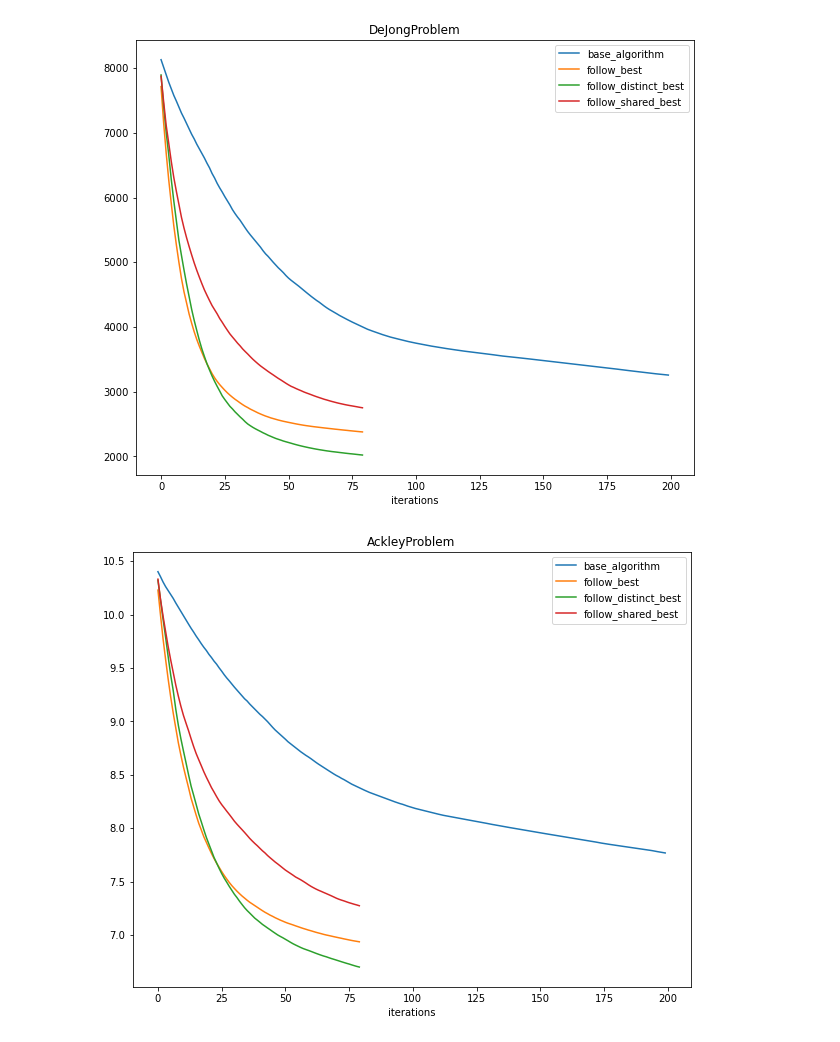
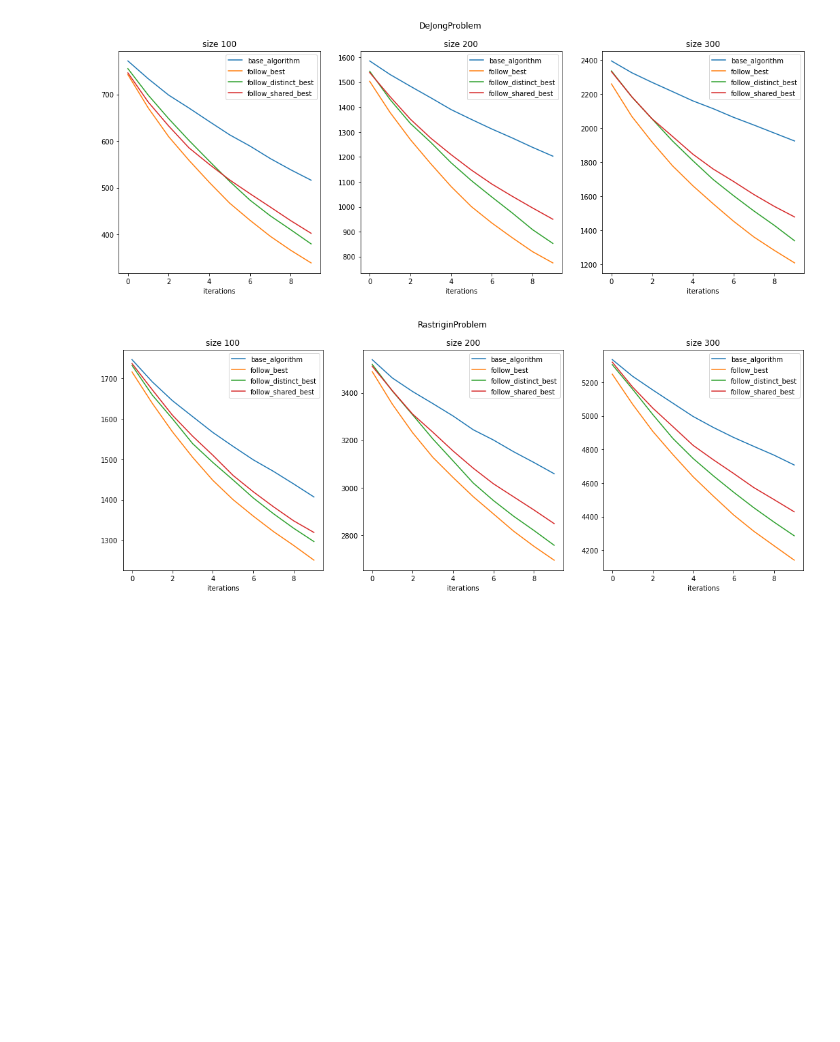
Before and after one commit to GloomyC/JmetalSocial, a Jupyter notebook: VisualiseResults.ipynb, the cells around one changed output. Drawn from its saved outputs; the diff is of its cells as text; code cells hidden in the pictures; blank space fills up the shorter version.

Commit message:
modified run script and visualization to compare multiple problem sizes

```diff
--- a/VisualiseResults.ipynb
+++ b/VisualiseResults.ipynb
@@ -7,37 +8,47 @@ import re
 # %%
 def make_plot(results):
-    plt.figure(figsize=(10,8))
 
-    plt.title(results[0][2])
+    sizes = list(set([result[3] for result in results]))
+    sizes.sort()
+    fig, axs = plt.subplots(1,len(sizes), figsize=(18,6))
 
-    legend = []
+    fig.suptitle(results[0][2])
 
-    for result in results:
-        plt.plot(result[0]['average'])
-        legend.append(result[1])
+    for i in range(len(sizes)):
 
-    plt.legend(legend)
-    plt.xlabel("iterations")
+        relevant_results = [result for result in results if result[3] == sizes[i]]
+
+        axs[i].set_title(f"size {sizes[i]}")
+
+        legend = []
+
+        for result in relevant_results:
+            axs[i].plot(result[0]['average'])
+            legend.append(result[1])
+        axs[i].legend(legend)
+        axs[i].set(xlabel="iterations")
 # %%
 result_files = os.listdir('results')
 
 results = []
 
 for filename in result_files:
     with open(f'results/{filename}','r') as file:
         result = json.loads(file.read())
 
-        alg_name = re.search(r'(.*)_[^_]*\.json',filename).group(1)
+        alg_name = re.search(r'(.*)_[^_]*_[^_]*\.json',filename).group(1)
 
-        problem_name = re.search(r'.*_([^_]*)\.json',filename).group(1)
+        problem_name = re.search(r'.*_([^_]*)_[^_]*\.json',filename).group(1)
 
-        results.append((result, alg_name, problem_name))
+        problem_size = int(re.search(r'.*_[^_]*_([^_]*)\.json',filename).group(1))
+
+        results.append((result, alg_name, problem_name, problem_size))
 
 
 problems = set(map(lambda x: x[2], results))
 
 for problem in problems:
     make_plot([result for result in results if result[2] == problem])
 # %% [output]
-[figure, old version]
+[figure, new version]
-[figure, old version]
+[figure, new version]
```
Also changed, not shown: parts of 2 cells of this notebook, 2 other files.
